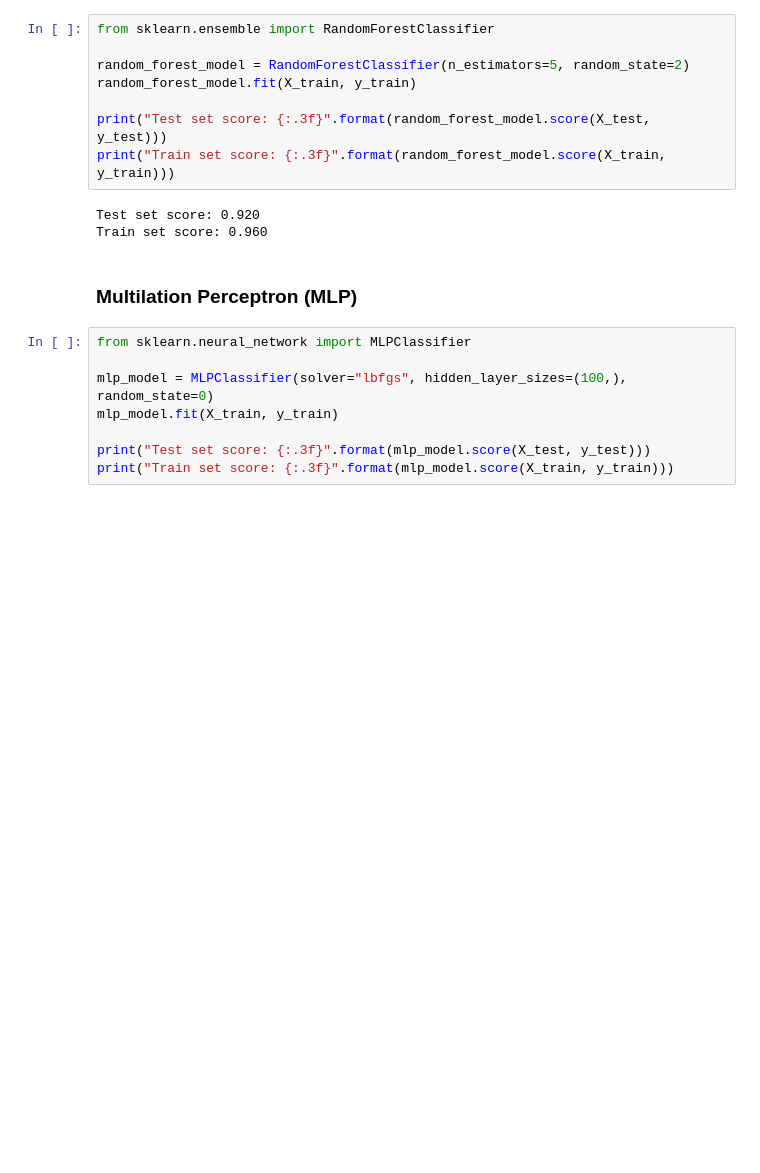
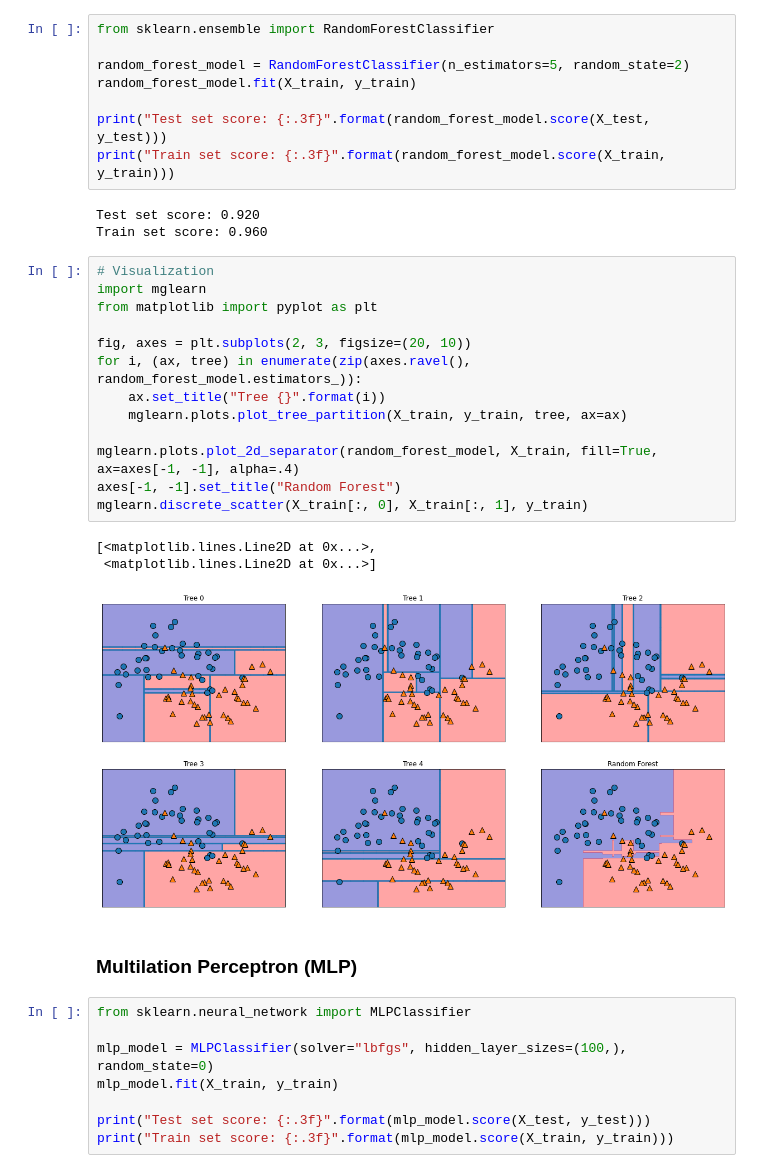
Before and after one commit to codejsha/machine-learning-examples, a Jupyter notebook: classification/make-moons.ipynb, the cells around one changed output. Cells and saved outputs as stored; diff of their text form; blank space fills up the shorter version.

Commit message:
update visualization

```diff
--- a/classification/make-moons.ipynb
+++ b/classification/make-moons.ipynb
@@ -41,6 +41,23 @@ print("Train set score: {:.3f}".format(random_forest_model.score(X_train, y_trai
 # %% [output]
 Test set score: 0.920
 Train set score: 0.960
+# %%
+# Visualization
+import mglearn
+from matplotlib import pyplot as plt
+
+fig, axes = plt.subplots(2, 3, figsize=(20, 10))
+for i, (ax, tree) in enumerate(zip(axes.ravel(), random_forest_model.estimators_)):
+    ax.set_title("Tree {}".format(i))
+    mglearn.plots.plot_tree_partition(X_train, y_train, tree, ax=ax)
+
+mglearn.plots.plot_2d_separator(random_forest_model, X_train, fill=True, ax=axes[-1, -1], alpha=.4)
+axes[-1, -1].set_title("Random Forest")
+mglearn.discrete_scatter(X_train[:, 0], X_train[:, 1], y_train)
+# %% [output]
+[<matplotlib.lines.Line2D at 0x...>,
+ <matplotlib.lines.Line2D at 0x...>]
+[figure, added]
 # %% [markdown]
 ### Multilation Perceptron (MLP)
 # %%
```
